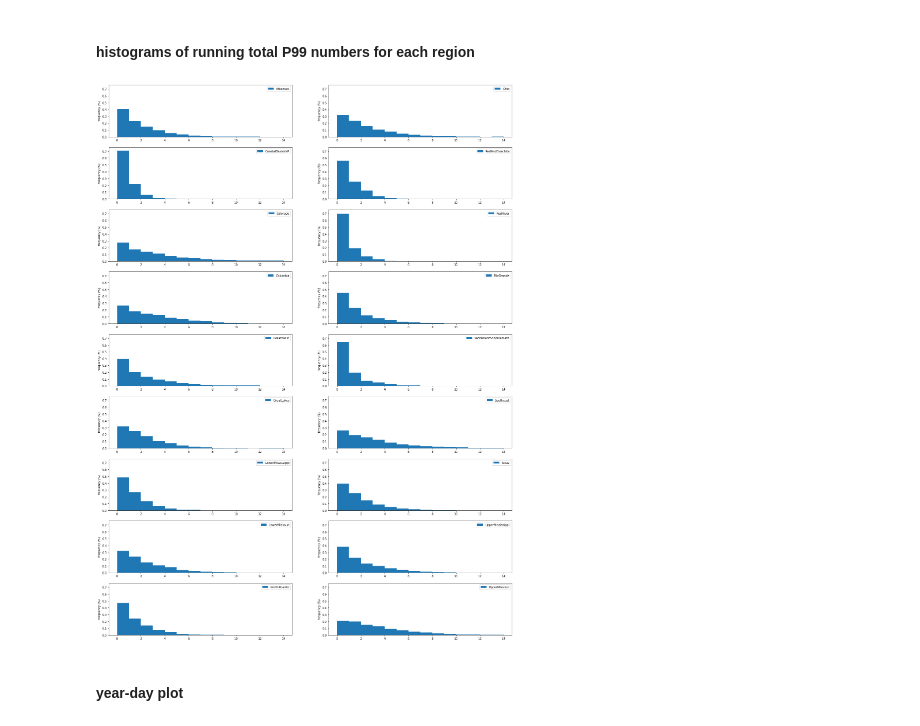
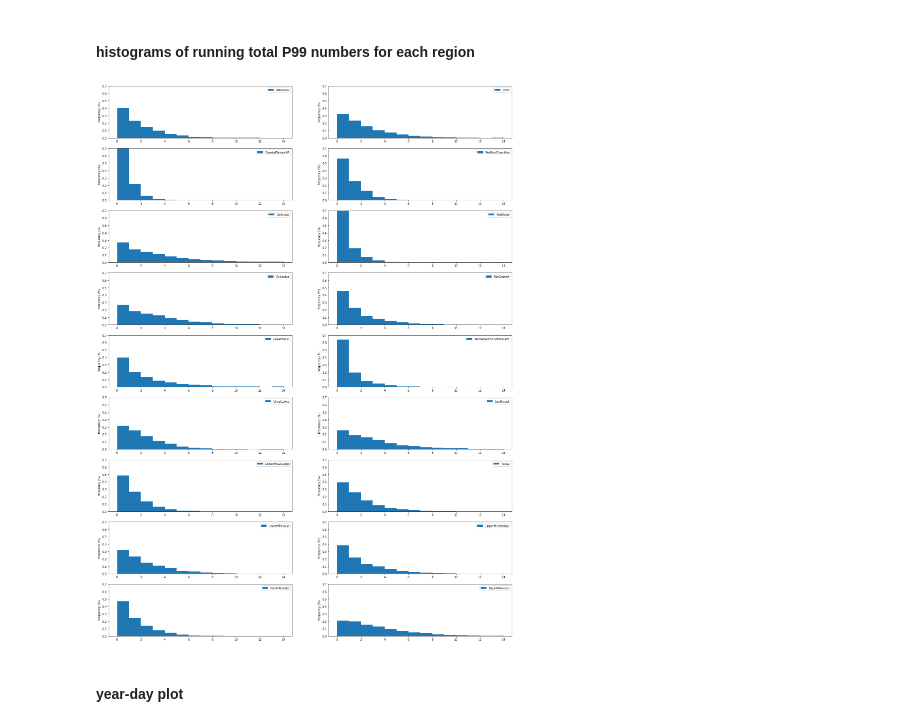
Before and after one commit to ming80302/COEXIST, a Jupyter notebook: p99_runningTot.ipynb, the cells around one changed output. Cells and saved outputs as stored; diff of their text form; code cells hidden in the pictures.

```diff
--- a/p99_runningTot.ipynb
+++ b/p99_runningTot.ipynb
@@ -174,20 +174,20 @@ for hucs in df.columns:
 # %%
 fig, ax = plt.subplots(9,2,figsize=(25, 35))
 
 ct = 0
 for hucs in df.columns:
     jj = int(ct/9)
     ii = ct - jj*9
 
     # add title as legend
     df[hucs].plot.hist(ax=ax[ii,jj],bins=range(15), legend=True, density=1, ylim=(0,1))
-    ax[ii,jj].set_ylim(0, 0.76)
+    ax[ii,jj].set_ylim(0, 0.7)
     ax[ii,jj].set_ylabel('frequency (%)')
     ct +=1
 
-plt.savefig('n_p99_hist.png', format='png', dpi=100);
+plt.savefig('n_p99_hist.pdf', format='pdf', dpi=300);
 # %% [output]
-[figure, old version]
+[figure, new version]
 # %% [markdown]
 #### year-day plot
 # %%
```
Also changed, not shown: parts of 4 cells of this notebook.
